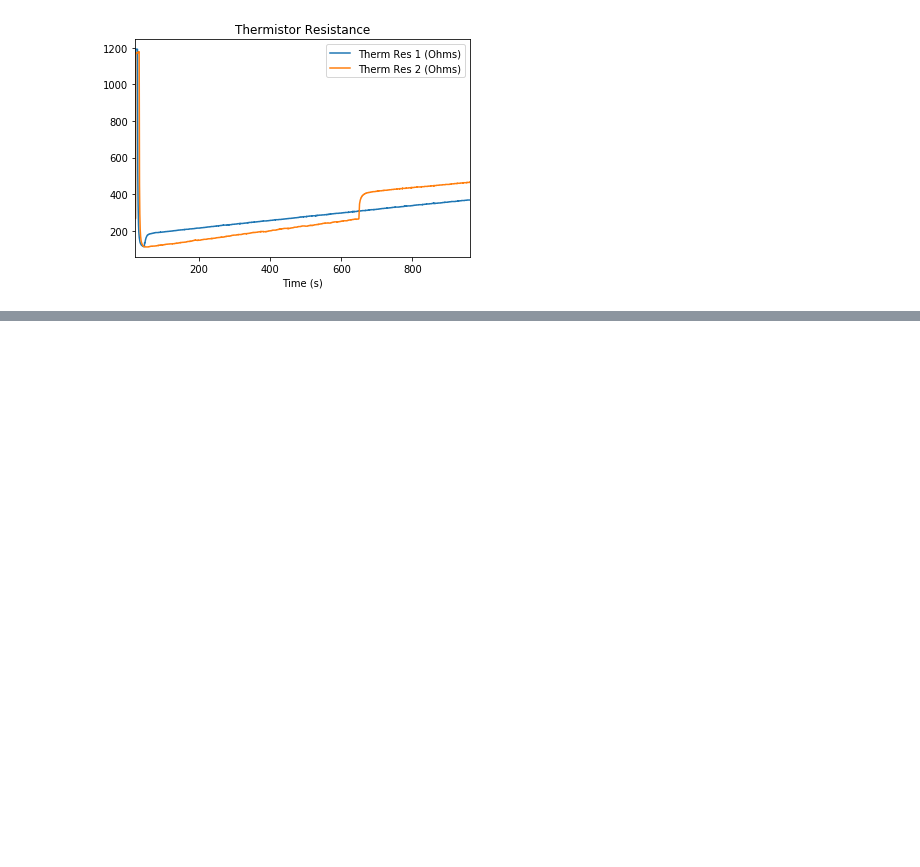
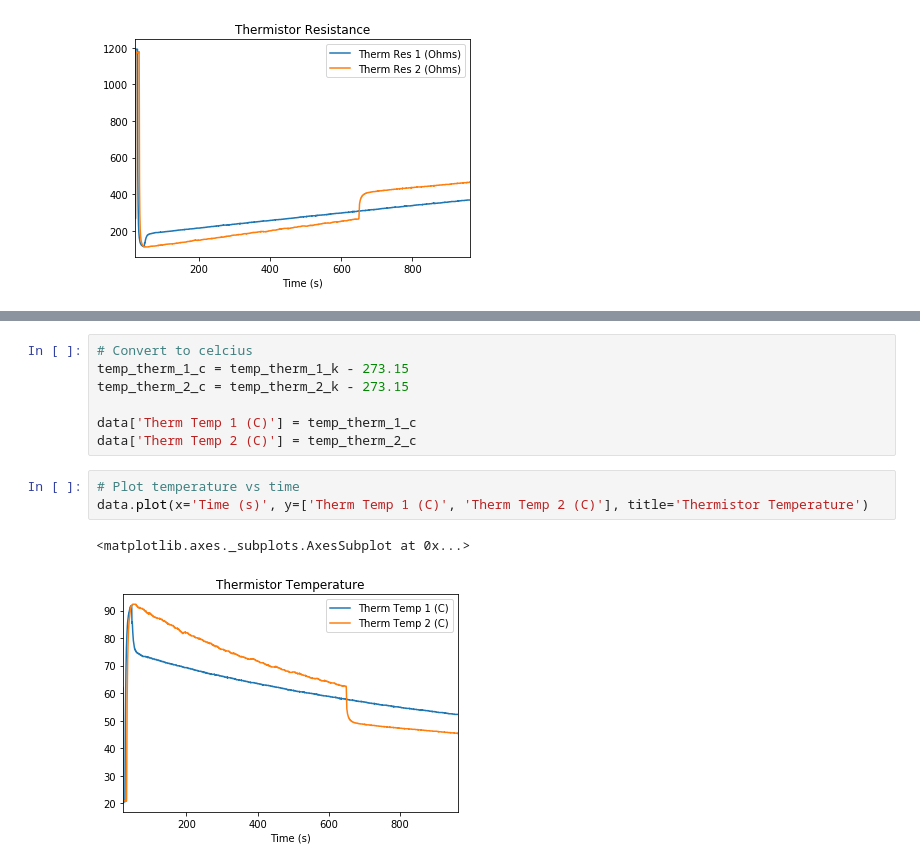
Before and after one commit to wsh32/isim, a Jupyter notebook: lab2/lab2_thermistor.ipynb, the cells around one changed output, grey strips where cells are left out. Saved outputs shown, nothing was run; the diff lists cells and outputs as text; blank space fills up the shorter version.

```diff
--- a/lab2/lab2_thermistor.ipynb
+++ b/lab2/lab2_thermistor.ipynb
@@ -77,0 +78,13 @@ data.plot(x='Time (s)', y=['Therm Temp 1 (K)', 'Therm Temp 2 (K)'], title='Therm
+# %%
+# Convert to celcius
+temp_therm_1_c = temp_therm_1_k - 273.15
+temp_therm_2_c = temp_therm_2_k - 273.15
+
+data['Therm Temp 1 (C)'] = temp_therm_1_c
+data['Therm Temp 2 (C)'] = temp_therm_2_c
+# %%
+# Plot temperature vs time
+data.plot(x='Time (s)', y=['Therm Temp 1 (C)', 'Therm Temp 2 (C)'], title='Thermistor Temperature')
+# %% [output]
+<matplotlib.axes._subplots.AxesSubplot at 0x...>
+[figure, added]
```
Also changed, not shown: parts of 7 cells of this notebook.
